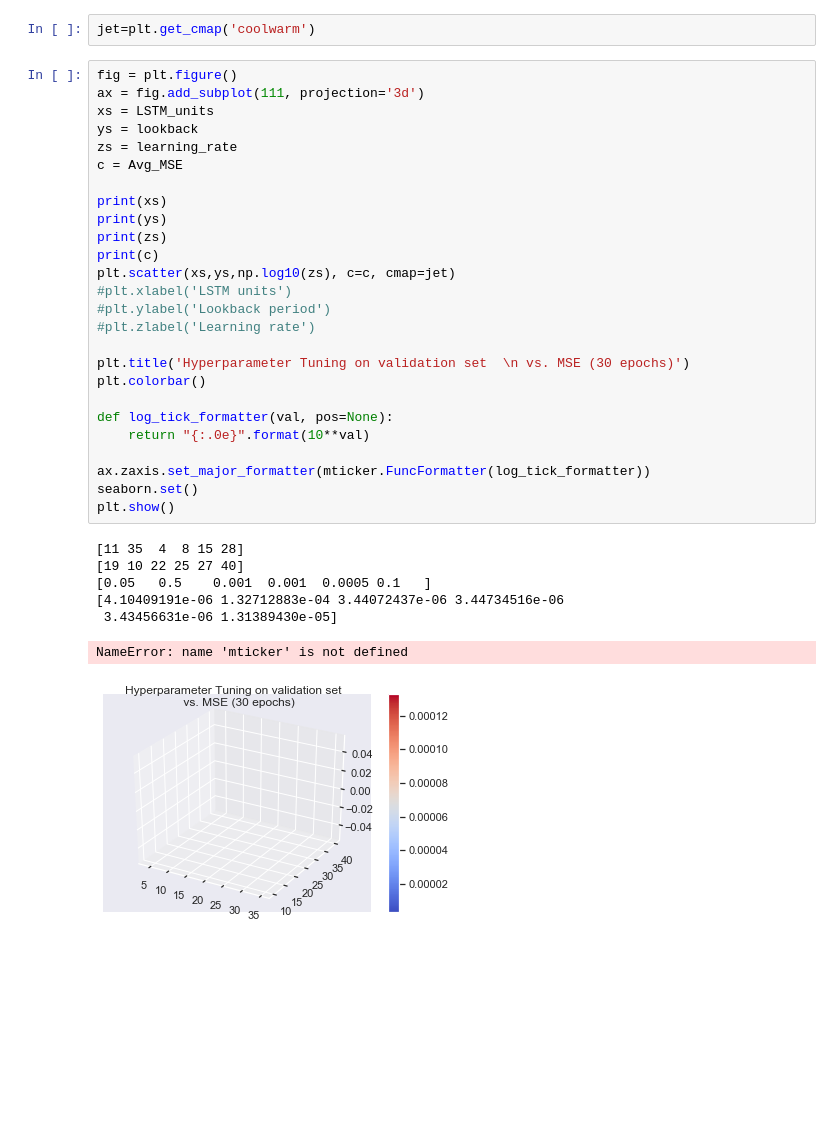
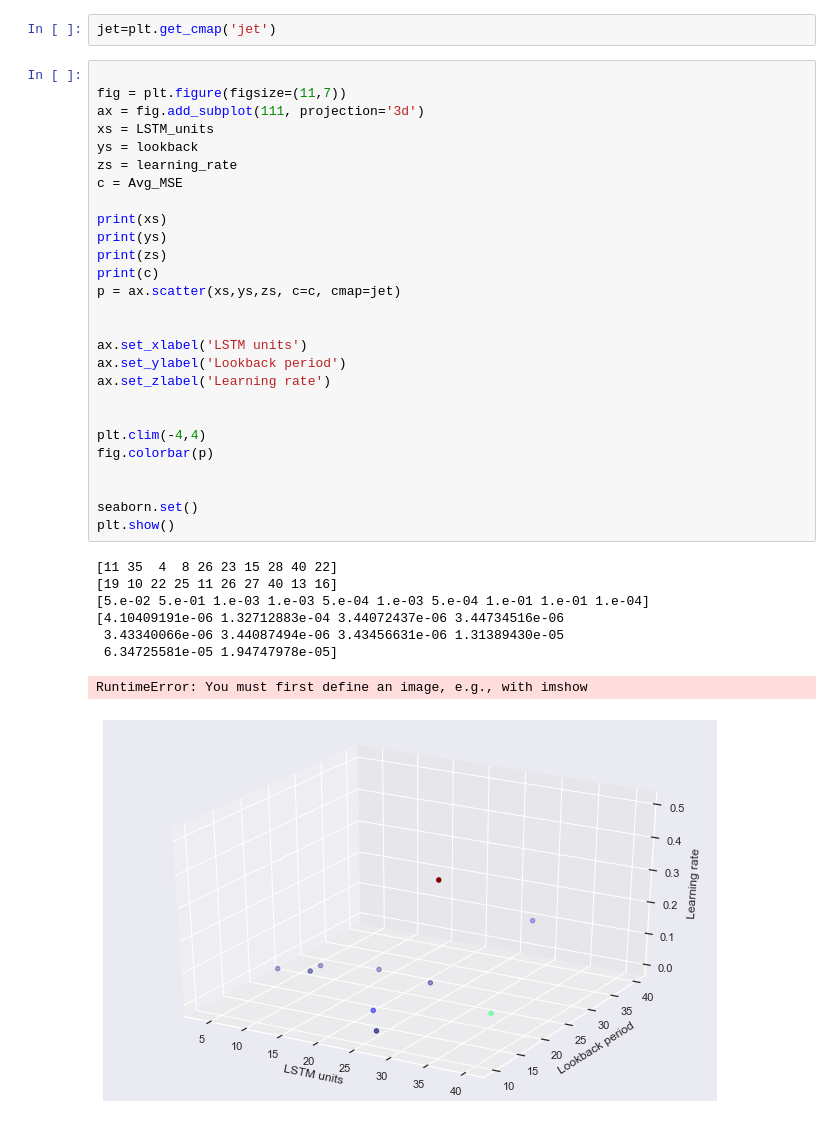
Before and after one commit to dblim/cs229project-lim-lundgren, a Jupyter notebook: src/output/LSTM_tuning/Tuning_plot.ipynb, the cells around one changed output. Drawn from its saved outputs; the diff is of its cells as text; blank space fills up the shorter version.

```diff
--- a/src/output/LSTM_tuning/Tuning_plot.ipynb
+++ b/src/output/LSTM_tuning/Tuning_plot.ipynb
@@ -41,36 +51,38 @@ print(LSTM_units)
 # %%
-jet=plt.get_cmap('coolwarm')
+jet=plt.get_cmap('jet')
 # %%
-fig = plt.figure()
+
+fig = plt.figure(figsize=(11,7))
 ax = fig.add_subplot(111, projection='3d')
 xs = LSTM_units
 ys = lookback
 zs = learning_rate
 c = Avg_MSE
 
 print(xs)
 print(ys)
 print(zs)
 print(c)
-plt.scatter(xs,ys,np.log10(zs), c=c, cmap=jet)
-#plt.xlabel('LSTM units')
-#plt.ylabel('Lookback period')
-#plt.zlabel('Learning rate')
+p = ax.scatter(xs,ys,zs, c=c, cmap=jet)
 
-plt.title('Hyperparameter Tuning on validation set  \n vs. MSE (30 epochs)')
-plt.colorbar()
 
-def log_tick_formatter(val, pos=None):
-    return "{:.0e}".format(10**val)
+ax.set_xlabel('LSTM units')
+ax.set_ylabel('Lookback period')
+ax.set_zlabel('Learning rate')
 
-ax.zaxis.set_major_formatter(mticker.FuncFormatter(log_tick_formatter))
+
+plt.clim(-4,4)
+fig.colorbar(p)
+
+
 seaborn.set()
 plt.show()
 # %% [output]
-[11 35  4  8 15 28]
-[19 10 22 25 27 40]
-[0.05   0.5    0.001  0.001  0.0005 0.1   ]
+[11 35  4  8 26 23 15 28 40 22]
+[19 10 22 25 11 26 27 40 13 16]
+[5.e-02 5.e-01 1.e-03 1.e-03 5.e-04 1.e-03 5.e-04 1.e-01 1.e-01 1.e-04]
 [4.10409191e-06 1.32712883e-04 3.44072437e-06 3.44734516e-06
- 3.43456631e-06 1.31389430e-05]
+ 3.43340066e-06 3.44087494e-06 3.43456631e-06 1.31389430e-05
+ 6.34725581e-05 1.94747978e-05]
-NameError: name 'mticker' is not defined
+RuntimeError: You must first define an image, e.g., with imshow
-[figure, old version]
+[figure, new version]
```
Also changed, not shown: parts of 6 cells of this notebook, 1 other file.
